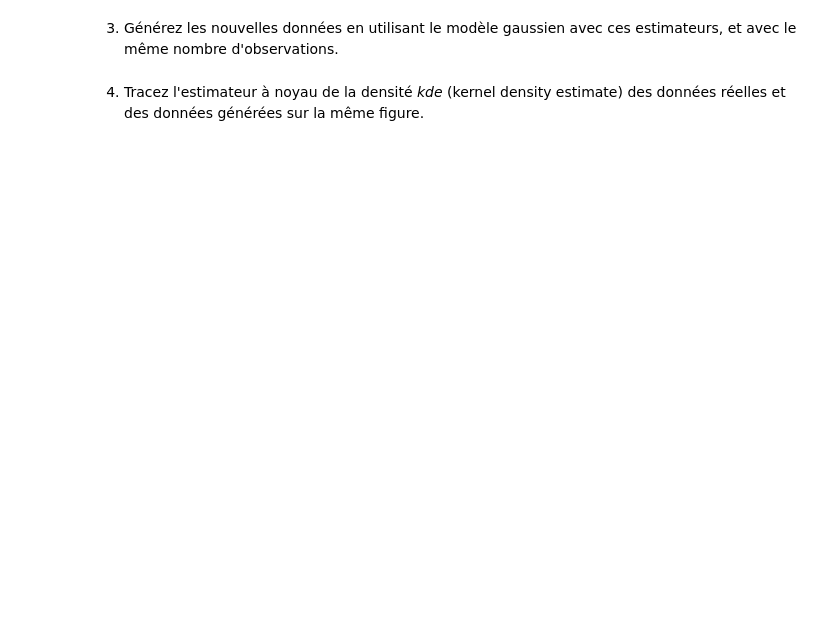
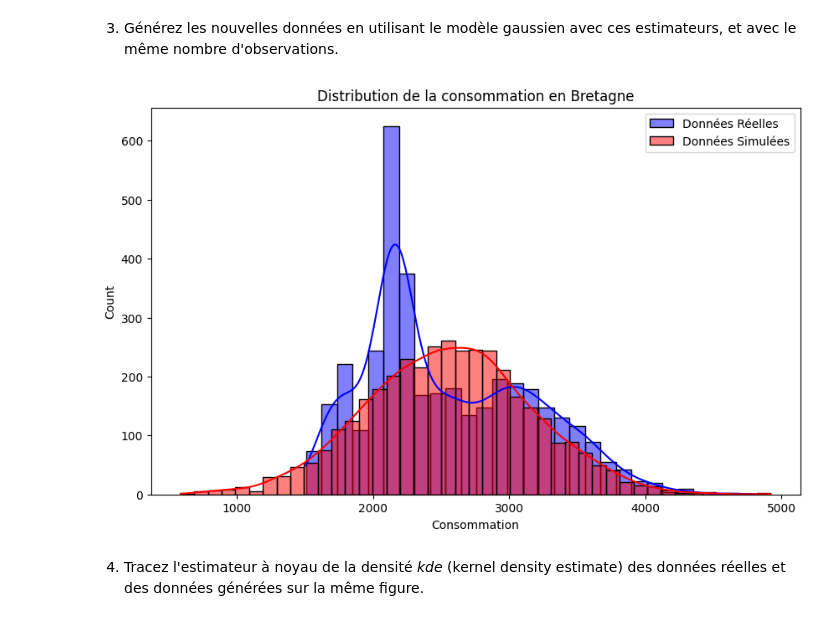
Before and after one commit to Etyl/MDI220, a Jupyter notebook: projet_MDI220.ipynb, the cells around one changed output. Drawn from its saved outputs; the diff is of its cells as text; code cells hidden in the pictures; blank space fills up the shorter version.

```diff
--- a/projet_MDI220.ipynb
+++ b/projet_MDI220.ipynb
@@ -134,4 +134,26 @@ variance: 604.9429842099305
 # %% [markdown]
 3. Générez les nouvelles données en utilisant le modèle gaussien avec ces estimateurs, et avec le même nombre d'observations.
+# %%
+# Nombre d'observations
+nombre_observations = df_region.consumption.count()
+
+# Génération de données avec une distribution normale (gaussienne)
+donnees_simulees = np.random.normal(loc=moyenne, scale=np.sqrt(variance), size=nombre_observations)
+
+# Affichage des nouvelles données générées
+plt.figure(figsize=(10, 6))
+
+# Histogramme des données réelles
+sns.histplot(df_region.consumption, kde=True, color='blue', label='Données Réelles')
+
+# Histogramme des données générées
+sns.histplot(donnees_simulees, kde=True, color='red', label='Données Simulées')
+
+plt.title(f'Distribution de la consommation en {region}')
+plt.xlabel('Consommation')
+plt.legend()
+plt.show()
+# %% [output]
+[figure, added]
 # %% [markdown]
 4. Tracez l'estimateur à noyau de la densité  *kde* (kernel density estimate) des données réelles et des données générées sur la même figure.
```
Also changed, not shown: parts of 4 cells of this notebook, 1 other file.
